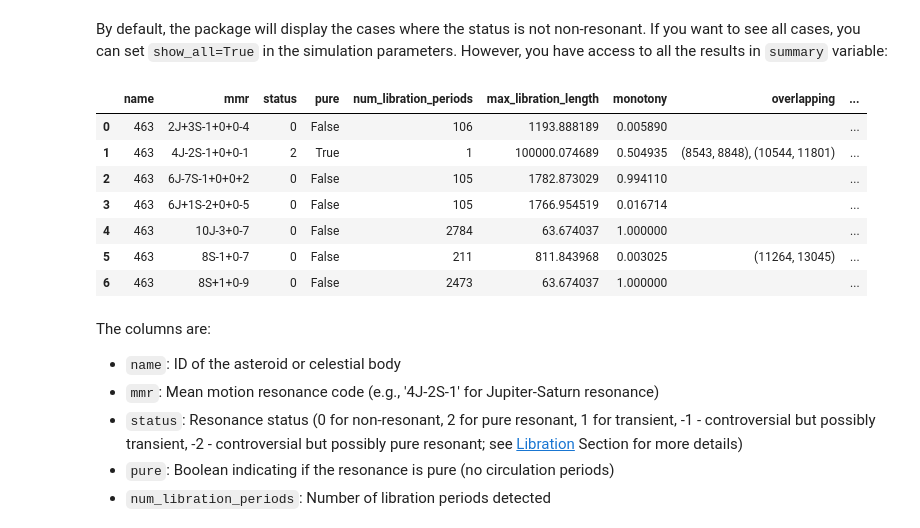
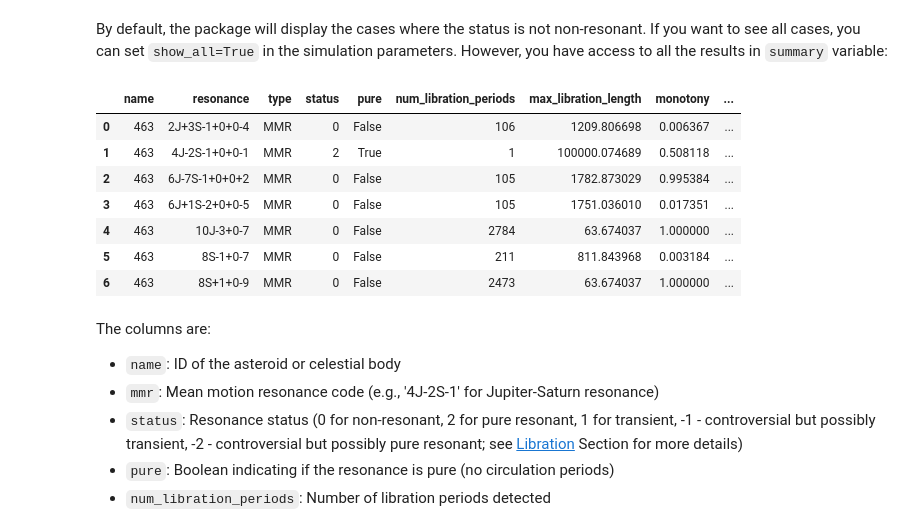
Before and after one commit to smirik/resonances, a Jupyter notebook: docs/quick-start.ipynb, the cells around one changed output. Drawn from its saved outputs; the diff is of its cells as text; code cells hidden in the pictures.

```diff
--- a/docs/quick-start.ipynb
+++ b/docs/quick-start.ipynb
@@ -89,17 +68,17 @@ Found: 463 Lola (A900 UK)
 # %% [markdown]
 By default, the package will display the cases where the status is not non-resonant. If you want to see all cases, you can set `show_all=True` in the simulation parameters. However, you have access to all the results in `summary` variable:
 # %%
-df_summary = sim.get_simulation_summary()
+df_summary = sim.data_manager.get_simulation_summary(sim.bodies)
 df_summary.head(10)
 # %% [output]
-|  | name | mmr | status | pure | num_libration_periods | max_libration_length | monotony | overlapping | ... |
-| 0 | 463 | 2J+3S-1+0+0-4 | 0 | False | 106 | 1193.888189 | 0.005890 |  | ... |
-| 1 | 463 | 4J-2S-1+0+0-1 | 2 | True | 1 | 100000.074689 | 0.504935 | (8543, 8848), (10544, 11801) | ... |
-| 2 | 463 | 6J-7S-1+0+0+2 | 0 | False | 105 | 1782.873029 | 0.994110 |  | ... |
-| 3 | 463 | 6J+1S-2+0+0-5 | 0 | False | 105 | 1766.954519 | 0.016714 |  | ... |
-| 4 | 463 | 10J-3+0-7 | 0 | False | 2784 | 63.674037 | 1.000000 |  | ... |
-| 5 | 463 | 8S-1+0-7 | 0 | False | 211 | 811.843968 | 0.003025 | (11264, 13045) | ... |
-| 6 | 463 | 8S+1+0-9 | 0 | False | 2473 | 63.674037 | 1.000000 |  | ... |
+|  | name | resonance | type | status | pure | num_libration_periods | max_libration_length | monotony | ... |
+| 0 | 463 | 2J+3S-1+0+0-4 | MMR | 0 | False | 106 | 1209.806698 | 0.006367 | ... |
+| 1 | 463 | 4J-2S-1+0+0-1 | MMR | 2 | True | 1 | 100000.074689 | 0.508118 | ... |
+| 2 | 463 | 6J-7S-1+0+0+2 | MMR | 0 | False | 105 | 1782.873029 | 0.995384 | ... |
+| 3 | 463 | 6J+1S-2+0+0-5 | MMR | 0 | False | 105 | 1751.036010 | 0.017351 | ... |
+| 4 | 463 | 10J-3+0-7 | MMR | 0 | False | 2784 | 63.674037 | 1.000000 | ... |
+| 5 | 463 | 8S-1+0-7 | MMR | 0 | False | 211 | 811.843968 | 0.003184 | ... |
+| 6 | 463 | 8S+1+0-9 | MMR | 0 | False | 2473 | 63.674037 | 1.000000 | ... |
 # %% [markdown]
 The columns are:
 
```
Also changed, not shown: parts of 9 cells of this notebook, 3 other files.
